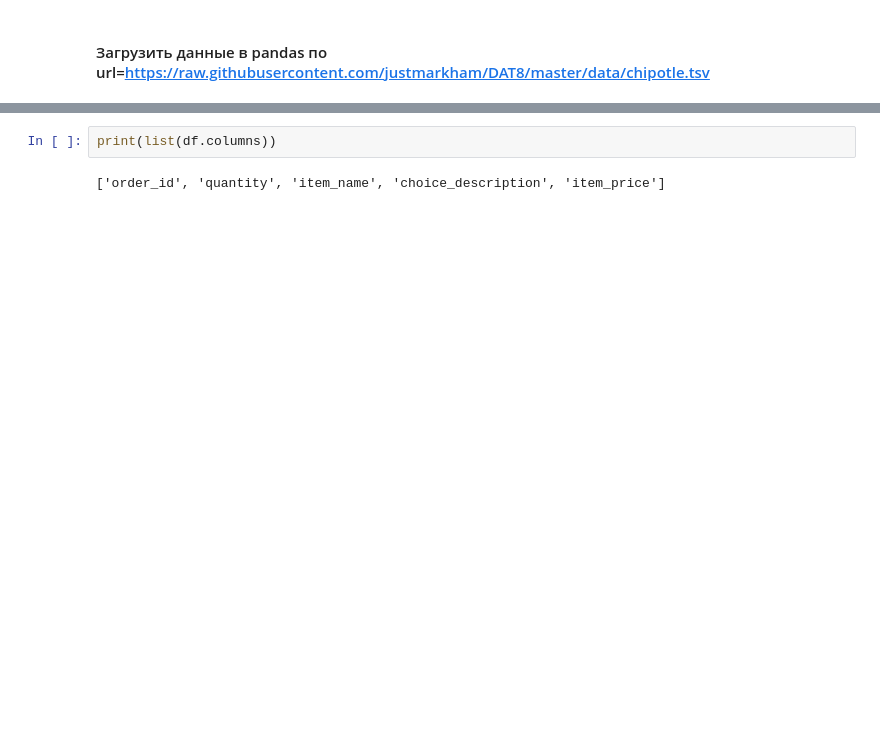
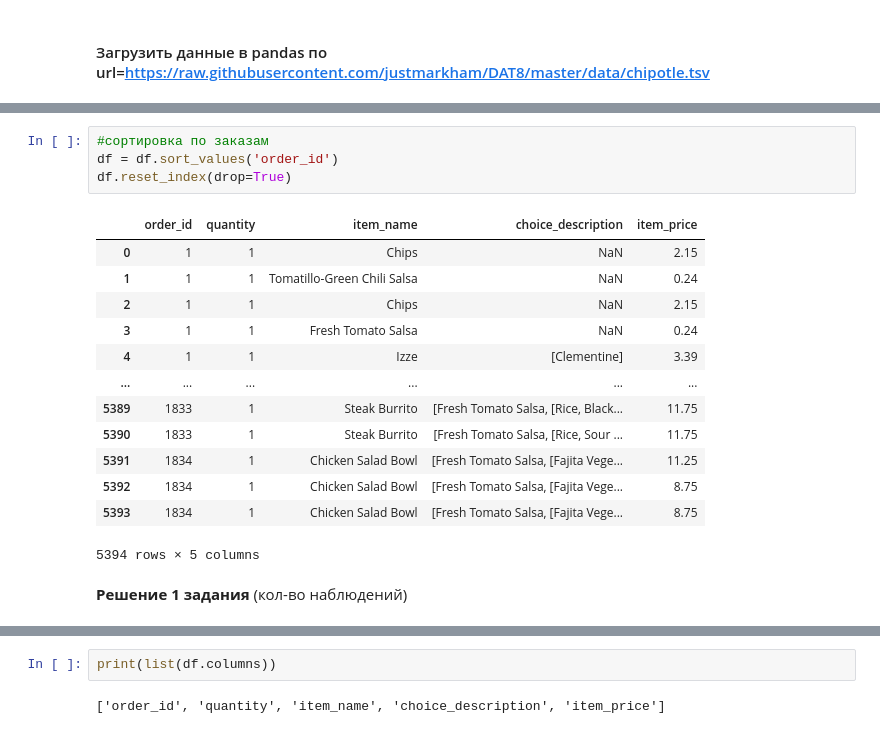
Before and after one commit to Blinova-Olga/intelligent-systems-HW1, a Jupyter notebook: Pandas&DimensionalityReduction.ipynb, the cells around one changed output, grey strips where cells are left out. Drawn from its saved outputs; the diff is of its cells as text; blank space fills up the shorter version.

```diff
--- a/Pandas&DimensionalityReduction.ipynb
+++ b/Pandas&DimensionalityReduction.ipynb
@@ -13,0 +74,20 @@ Row count is: 4622
+# %%
+#сортировка по заказам
+df = df.sort_values('order_id')
+df.reset_index(drop=True)
+# %% [output]
+|  | order_id | quantity | item_name | choice_description | item_price |
+| 0 | 1 | 1 | Chips | NaN | 2.15 |
+| 1 | 1 | 1 | Tomatillo-Green Chili Salsa | NaN | 0.24 |
+| 2 | 1 | 1 | Chips | NaN | 2.15 |
+| 3 | 1 | 1 | Fresh Tomato Salsa | NaN | 0.24 |
+| 4 | 1 | 1 | Izze | [Clementine] | 3.39 |
+| ... | ... | ... | ... | ... | ... |
+| 5389 | 1833 | 1 | Steak Burrito | [Fresh Tomato Salsa, [Rice, Black... | 11.75 |
+| 5390 | 1833 | 1 | Steak Burrito | [Fresh Tomato Salsa, [Rice, Sour ... | 11.75 |
+| 5391 | 1834 | 1 | Chicken Salad Bowl | [Fresh Tomato Salsa, [Fajita Vege... | 11.25 |
+| 5392 | 1834 | 1 | Chicken Salad Bowl | [Fresh Tomato Salsa, [Fajita Vege... | 8.75 |
+| 5393 | 1834 | 1 | Chicken Salad Bowl | [Fresh Tomato Salsa, [Fajita Vege... | 8.75 |
+5394 rows × 5 columns
+# %% [markdown]
+**Решение 1 задания** (кол-во наблюдений)
```
Also changed, not shown: parts of 17 cells of this notebook.
